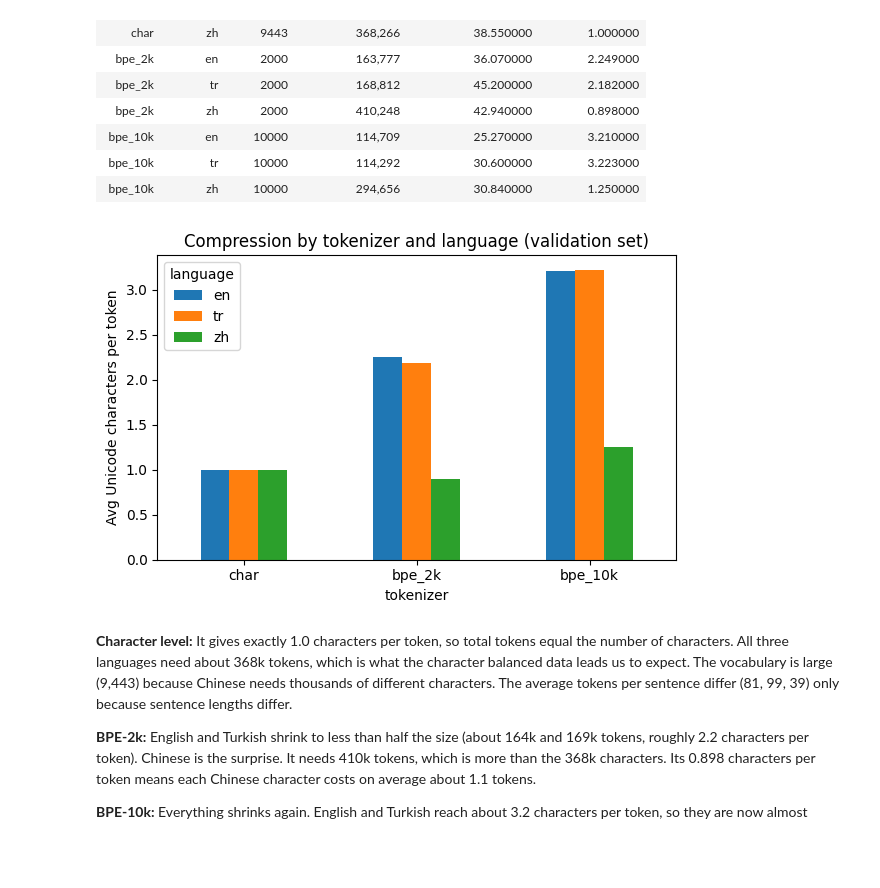
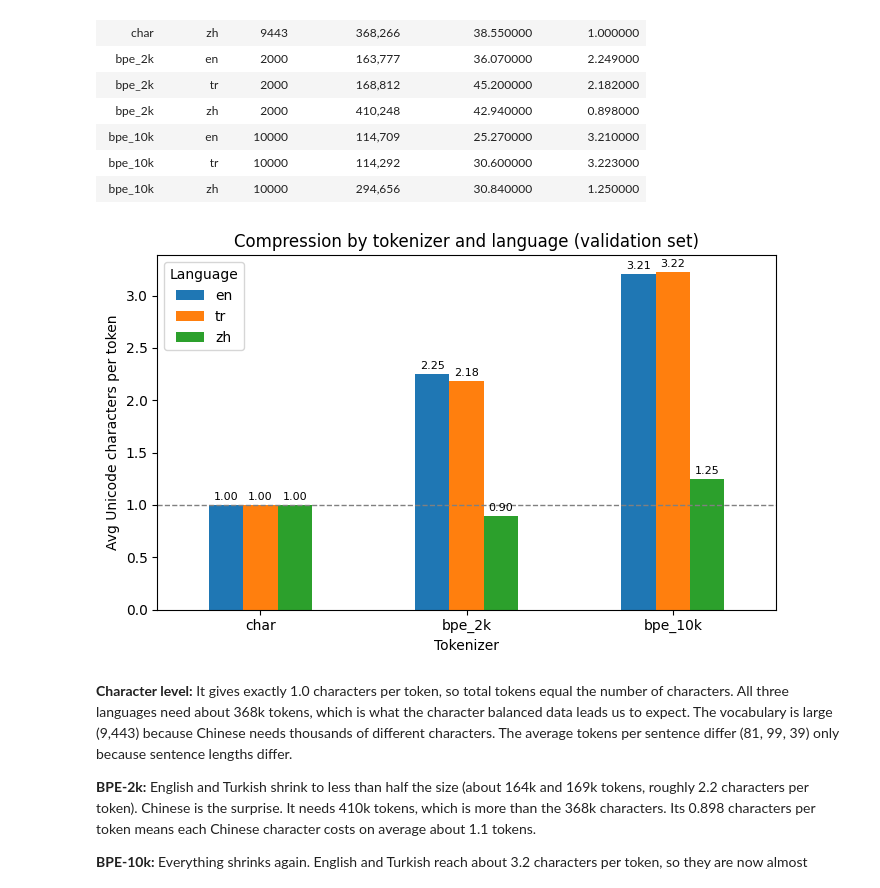
Before and after one commit to Aveiro11/Multilingual-Tokenization-and-Language-Modeling, a Jupyter notebook: Assignment1.ipynb, the cells around one changed output. Cells and saved outputs as stored; diff of their text form; code cells hidden in the pictures; blank space fills up the shorter version.

Commit message:
Some plots added and Checklist

```diff
--- a/Assignment1.ipynb
+++ b/Assignment1.ipynb
@@ -299,17 +299,29 @@ report.style.hide(axis="index").format({"Total tokens (valid)": "{:,}"})
 # %%
 import matplotlib.pyplot as plt
 
-# Bar chart of avg chars per token
-pivot = results.pivot(index="tokenizer", columns="language", values="avg_chars_per_token").loc[["char", "bpe_2k", "bpe_10k"]]
-pivot.plot(kind="bar", figsize=(6, 4))
-plt.ylabel("Avg Unicode characters per token")
-plt.title("Compression by tokenizer and language (validation set)")
+# Same data as before: rows = tokenizers, columns = languages
+order = ["char", "bpe_2k", "bpe_10k"]
+pivot = results.pivot(index="tokenizer", columns="language", values="avg_chars_per_token").loc[order]
+
+ax = pivot.plot(kind="bar", figsize=(7, 4.5))
+
+# Write the value on top of every bar so the reader does not have to guess from the axis
+for container in ax.containers:
+    ax.bar_label(container, fmt="%.2f", fontsize=8, padding=2)
+
+# Dashed line at 1.0 = "one character per token". Bars below it mean a token is LESS than one character
+ax.axhline(1.0, color="gray", linestyle="--", linewidth=1)
+
+ax.set_ylabel("Avg Unicode characters per token")
+ax.set_xlabel("Tokenizer")
+ax.set_title("Compression by tokenizer and language (validation set)")
 plt.xticks(rotation=0)
+plt.legend(title="Language")
 plt.tight_layout()
-plt.savefig(f"{OUT_DIR}/chars_per_token.png", dpi=150)
+plt.savefig(f"{OUT_DIR}/chars_per_token1.png", dpi=150)
 plt.show()
 # %% [output]
-[figure, old version]
+[figure, new version]
 # %% [markdown]
 **Character level:** It gives exactly 1.0 characters per token, so total tokens equal the number of characters. All three languages need about 368k tokens, which is what the character balanced data leads us to expect. The vocabulary is large (9,443) because Chinese needs thousands of different characters. The average tokens per sentence differ (81, 99, 39) only because sentence lengths differ.
 
```
Also changed, not shown: parts of 6 cells of this notebook, 3 other files.
